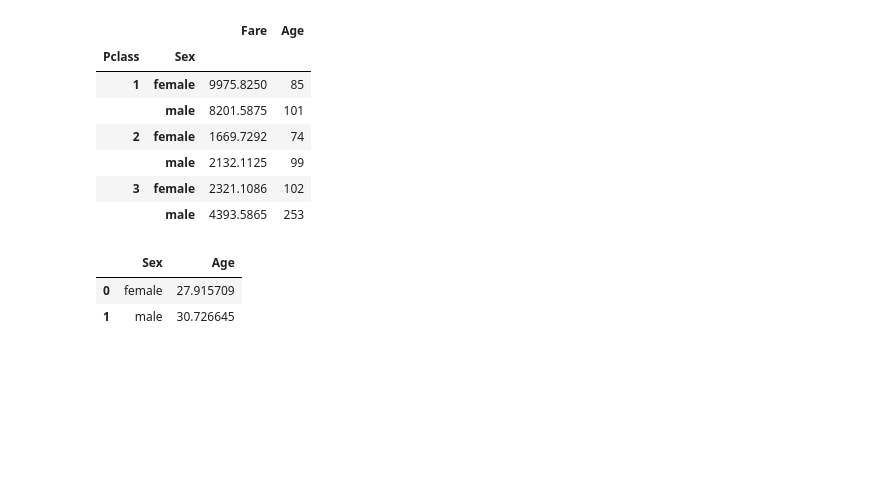
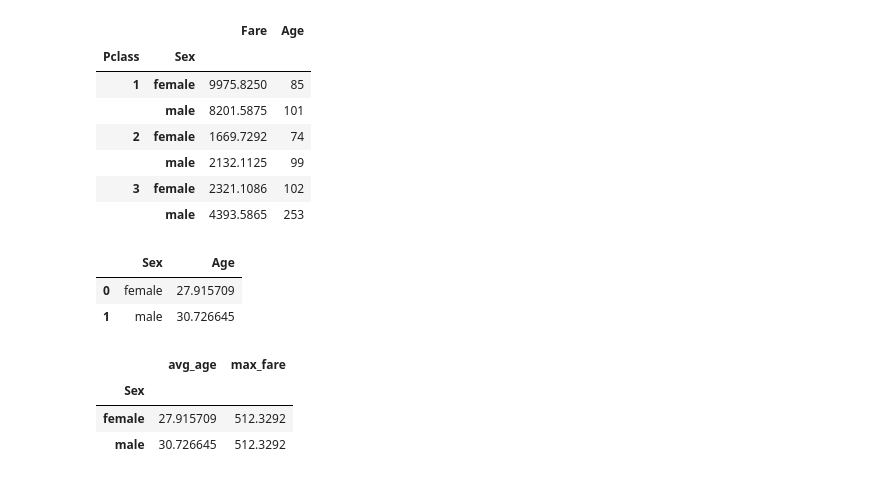
Before and after one commit to marufjamil333/AI-Bootcamp, a Jupyter notebook: Ostad-AI-Bootcamp-B7-M7-C1.ipynb, the cells around one changed output. Drawn from its saved outputs; the diff is of its cells as text; code cells hidden in the pictures; blank space fills up the shorter version.

```diff
--- a/Ostad-AI-Bootcamp-B7-M7-C1.ipynb
+++ b/Ostad-AI-Bootcamp-B7-M7-C1.ipynb
@@ -971,3 +971,11 @@ df.groupby("Sex")["Age"].mean().reset_index()
 |  | Sex | Age |
 | 0 | female | 27.915709 |
 | 1 | male | 30.726645 |
+# %%
+df.groupby("Sex").agg( avg_age=("Age", "mean"),
+ max_fare=("Fare","max"))
+# %% [output]
+|  | avg_age | max_fare |
+| Sex |  |  |
+| female | 27.915709 | 512.3292 |
+| male | 30.726645 | 512.3292 |
```
Also changed, not shown: parts of 1 cell of this notebook.
